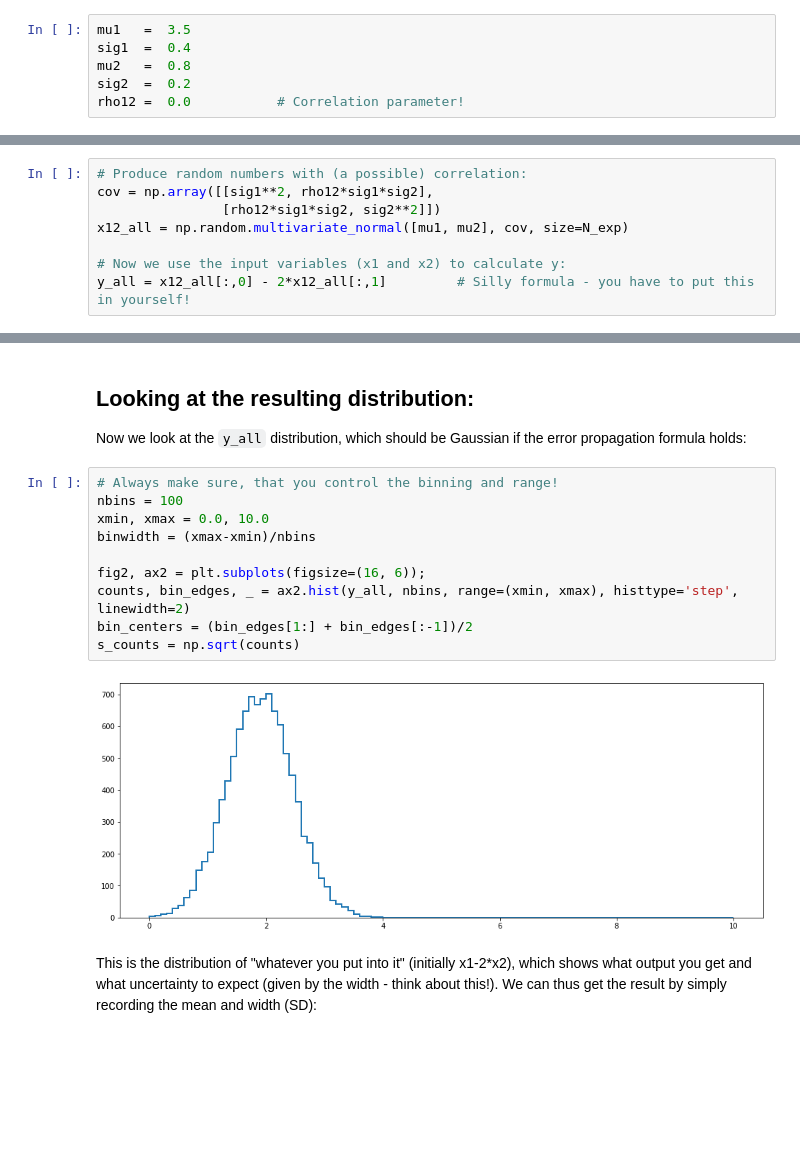
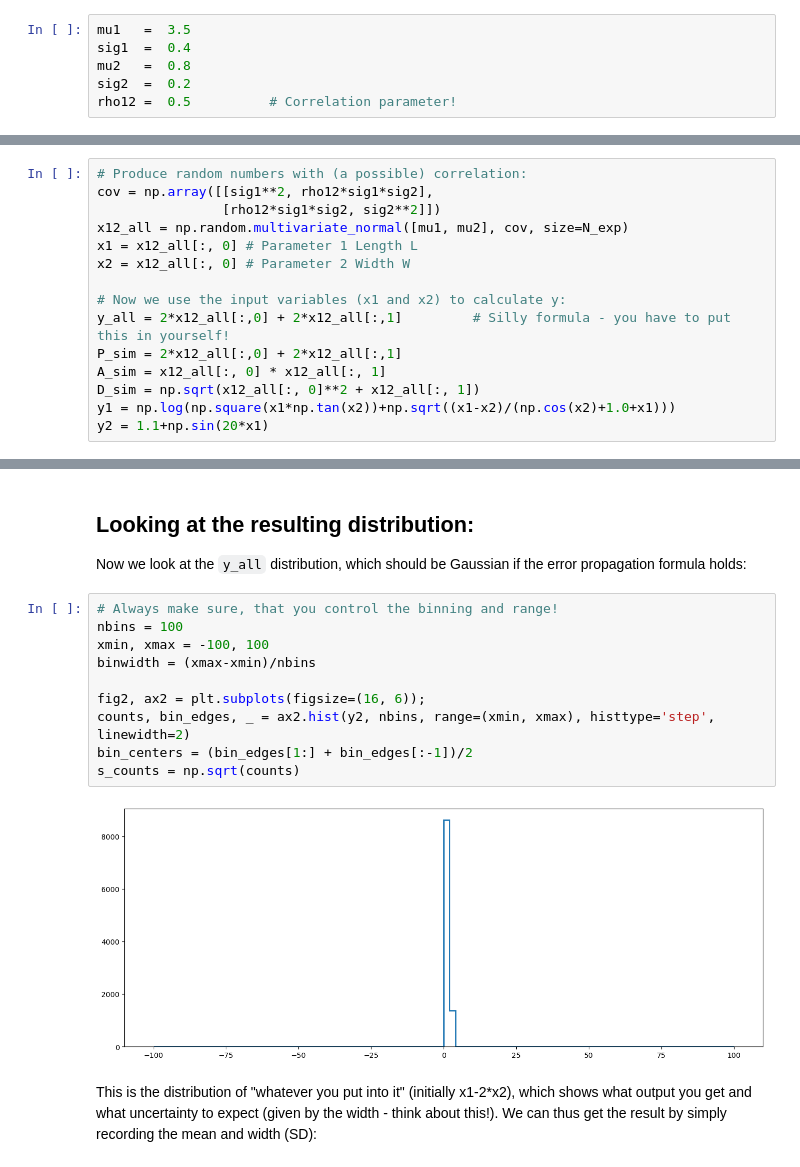
Before and after one commit to JuFo96/AppStat2023, a Jupyter notebook: Week1/ErrorPropagation/ErrorPropagation_updated.ipynb, the cells around one changed output, grey strips where cells are left out. Saved outputs shown, nothing was run; the diff lists cells and outputs as text; blank space fills up the shorter version.

```diff
--- a/Week1/ErrorPropagation/ErrorPropagation_updated.ipynb
+++ b/Week1/ErrorPropagation/ErrorPropagation_updated.ipynb
@@ -34,7 +80,7 @@ mu1   =  3.5
 sig1  =  0.4
 mu2   =  0.8
 sig2  =  0.2
-rho12 =  0.0           # Correlation parameter!
+rho12 =  0.5          # Correlation parameter!
 # %% [markdown]
 ### Note on analytic solutions with SymPy:
 
@@ -131,9 +178,16 @@ You can also do this "yourself", see Barlow page 42-44 for method. Essentially,
 cov = np.array([[sig1**2, rho12*sig1*sig2],
                 [rho12*sig1*sig2, sig2**2]])
 x12_all = np.random.multivariate_normal([mu1, mu2], cov, size=N_exp)
+x1 = x12_all[:, 0] # Parameter 1 Length L
+x2 = x12_all[:, 0] # Parameter 2 Width W
 
 # Now we use the input variables (x1 and x2) to calculate y:
-y_all = x12_all[:,0] - 2*x12_all[:,1]         # Silly formula - you have to put this in yourself!
+y_all = 2*x12_all[:,0] + 2*x12_all[:,1]         # Silly formula - you have to put this in yourself!
+P_sim = 2*x12_all[:,0] + 2*x12_all[:,1]
+A_sim = x12_all[:, 0] * x12_all[:, 1]
+D_sim = np.sqrt(x12_all[:, 0]**2 + x12_all[:, 1])
+y1 = np.log(np.square(x1*np.tan(x2))+np.sqrt((x1-x2)/(np.cos(x2)+1.0+x1)))
+y2 = 1.1+np.sin(20*x1)
 # %% [markdown]
 ***
 Plot both input distribution and resulting 2D-histogram on screen:
@@ -172,15 +237,15 @@ Now we look at the `y_all` distribution, which should be Gaussian if the error p
 # %%
 # Always make sure, that you control the binning and range!
 nbins = 100
-xmin, xmax = 0.0, 10.0
+xmin, xmax = -100, 100
 binwidth = (xmax-xmin)/nbins
 
 fig2, ax2 = plt.subplots(figsize=(16, 6));
-counts, bin_edges, _ = ax2.hist(y_all, nbins, range=(xmin, xmax), histtype='step', linewidth=2)
+counts, bin_edges, _ = ax2.hist(y2, nbins, range=(xmin, xmax), histtype='step', linewidth=2)
 bin_centers = (bin_edges[1:] + bin_edges[:-1])/2
 s_counts = np.sqrt(counts)
 # %% [output]
-[figure, old version]
+[figure, new version]
 # %% [markdown]
 This is the distribution of "whatever you put into it" (initially x1-2*x2), which shows what output you get and what uncertainty to expect (given by the width - think about this!). We can thus get the result by simply recording the mean and width (SD):
 # %%
```
Also changed, not shown: parts of 8 cells of this notebook, 2 other files.
